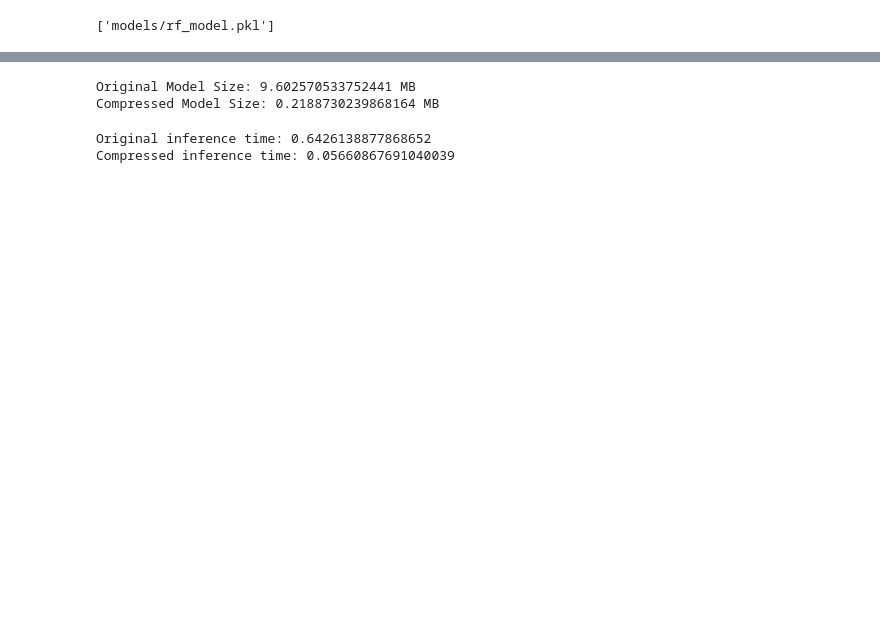
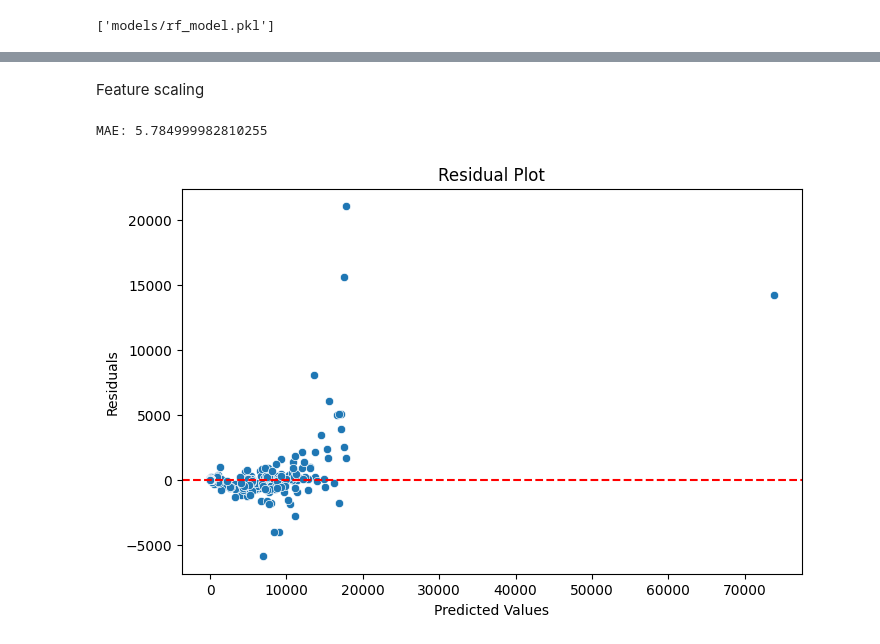
Before and after one commit to mohammedumairuddin/EEEM073-AI-Sustainability-coursework, a Jupyter notebook: notebooks/model_training & evaluation.ipynb, the cells around one changed output, grey strips where cells are left out. Saved outputs shown, nothing was run; the diff lists cells and outputs as text; code cells hidden in the pictures; blank space fills up the shorter version.

Commit message:
sucessfully trained model and Evaluation

```diff
--- a/notebooks/model_training & evaluation.ipynb
+++ b/notebooks/model_training & evaluation.ipynb
@@ -264,32 +213,2 @@ RMSE: 244.0547584162078
-# %%
-import joblib
-import os
-
-joblib.dump(rf, "rf_model.pkl")
-joblib.dump(compressed_rf, "compressed_rf.pkl")
-
-size_original = os.path.getsize("rf_model.pkl") / (1024*1024)
-size_compressed = os.path.getsize("compressed_rf.pkl") / (1024*1024)
-
-print("Original Model Size:", size_original, "MB")
-print("Compressed Model Size:", size_compressed, "MB")
-# %% [output]
-Original Model Size: 9.602570533752441 MB
-Compressed Model Size: 0.2188730239868164 MB
-# %%
-import time
-
-start = time.time()
-rf.predict(X_test)
-end = time.time()
-
-print("Original inference time:", end-start)
-
-start = time.time()
-compressed_rf.predict(X_test)
-end = time.time()
-
-print("Compressed inference time:", end-start)
-# %% [output]
-Original inference time: 0.6426138877868652
-Compressed inference time: 0.05660867691040039
+# %% [markdown]
+Feature scaling
@@ -295,0 +222,27 @@ Compressed inference time: 0.05660867691040039
+# %%
+from sklearn.metrics import mean_absolute_error
+
+mae = mean_absolute_error(y_test, y_pred_rf)
+
+print("MAE:", mae)
+# %% [output]
+MAE: 5.784999982810255
+# %%
+import matplotlib.pyplot as plt
+import seaborn as sns
+
+residuals = y_test - y_pred_rf
+
+plt.figure(figsize=(8,5))
+sns.scatterplot(x=y_pred_rf, y=residuals)
+
+plt.axhline(0, color='red', linestyle='--')
+
+plt.title("Residual Plot")
+plt.xlabel("Predicted Values")
+plt.ylabel("Residuals")
+
+plt.savefig("../results/plots/residual_plot.png", dpi=300)
+plt.show()
+# %% [output]
+[figure, added]
```
Also changed, not shown: parts of 15 cells of this notebook.
